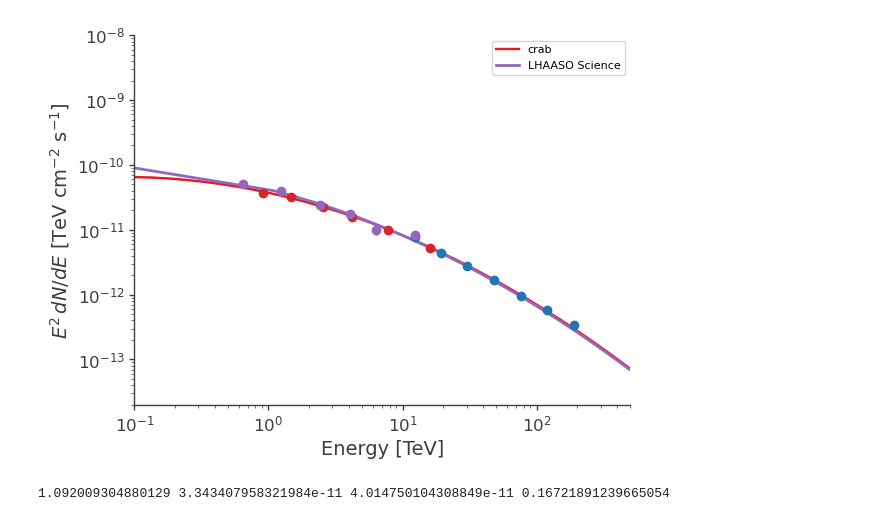
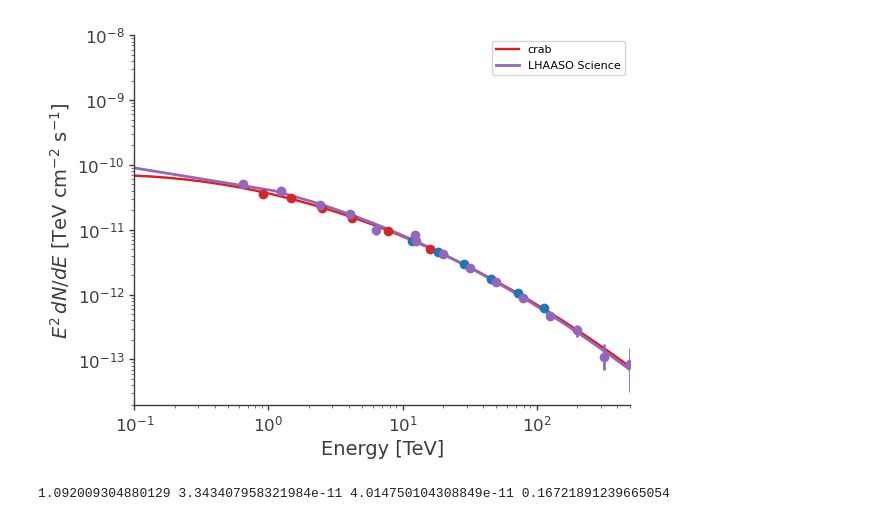
Before and after one commit to xiahouwenyu/3MLWCDA0.91, a Jupyter notebook: Standard/src/3MLnew_Crab_jfit.ipynb, the cells around one changed output. Cells and saved outputs as stored; diff of their text form; code cells hidden in the pictures.

```diff
--- a/Standard/src/3MLnew_Crab_jfit.ipynb
+++ b/Standard/src/3MLnew_Crab_jfit.ipynb
@@ -62,25 +63,33 @@ reload(my)
 #####   Data Initialize
 
 # maptree = "../../data/gcd_new.root"
+# maptree = "../../data/20210305_20230731_ihep_goodlist.root"
+maptree = "../../data/20210305-20230731_trans_fromhsc.root"
+response = "../../data/WCDA_DR_psf.root"
+# response = "../../data/DR_ihep_MK2.root"
+# response = "../../data/DR_ihep_MK2_newpsf.root"
 
 
-maptree = "../../data/20210305_20230731_ihep_goodlist.root"
-response = "../../data/WCDA_DR_psf.root"
+# maptree2 = "../../data/KM2A_all_final.root"
+# response2 = "../../data/KM2A_DR_all.root"
 
-
-maptree2 = "../../data/KM2A_all_final.root"
-response2 = "../../data/KM2A_DR_all.root"
-# response = "../../data/DR_ihep_MK2.root"
-# response = "../../data/DR_ihep_MK2_newpsf.root"
+maptree2 = "../../data/KM2A_1234full.root"
+# maptree2 = "../../data/KM2a_testnew.root"
+# response2 = "../../data/KM2A_1234full_xgm.root"
+response2 = "/data/home/cwy/Science/DR_KM2A2/KM2Atest_DR2.root"
+# response2 = "/data/home/cwy/Science/DR_KM2A/KM2A_DRfinalhadd.root"
+# response2 = "../../data/KM2AFull_DR.root"
+# response2 = "../../data/KM2A1234full_DR.root"
 
 region_name="Crab_jf"
 if not os.path.exists(f'../res/{region_name}/'):
     os.system(f'mkdir ../res/{region_name}/')
+
 ra_crab, dec_crab = 83.63,22.02
 ra1,dec1=ra_crab, dec_crab
 
-data_radius = 4.0
-model_radius = 6.0
+data_radius = 5.0
+model_radius = 8.0
 roi=HealpixConeROI(ra=ra1,dec=dec1,data_radius=data_radius,model_radius=model_radius)
 WCDA = HAL("WCDA", maptree, response, roi, flat_sky_pixels_size=0.17)
 KM2A = HAL("KM2A", maptree2, response2, roi, flat_sky_pixels_size=0.17)
@@ -137,7 +141,7 @@ crab = my.setsorce("crab",ra1,dec1, fitrange=1, alpha=-2.6,beta=0.1,
 # crab2 = my.setsorce("crab2",ra1,dec1, fitrange=0.5, indexb=(-10,-1), kb=(1e-14, 1e-8)
 #                 )
 
-ext1 = my.setsorce("ext1",85.5,23.5, fitrange=1.5, sigma=1, sb=(0,3),
+ext1 = my.setsorce("ext1",85.5,23.5, fitrange=1, sigma=1, sb=(0,3),
                 indexb=(-10,1), kb=(1e-15, 1e-8)
                 )
 
@@ -185,7 +189,7 @@ Linked functions (0):
 (none)
 # %%
 # Attempt the fitting; it will take approximately two minutes.
-result = my.jointfit(region_name, Modelname, [WCDA,KM2A], lm, [0,2], [5,8], mini="minuit")
+result = my.jointfit(region_name, Modelname, [WCDA,KM2A], lm, [0,2], [5,7], mini="ROOT")
 sources = my.get_sources(lm,result)
 result[1][0]
 # result[0].get_contours(J0248.Gaussian_on_sphere.lon0,39.88,44.88,30)
@@ -420,34 +423,49 @@ plot_spectra(
 
 my.Draw_sepctrum_points(region_name, Modelname, Flux_WCDA,"","tab:red")
 my.Draw_sepctrum_points(region_name, Modelname, Flux_WCD3,"","tab:blue")
 # my.Draw_sepctrum_points(region_name, Modelname, Flux_WCDA3,"Crab_data2","tab:blue")
 # my.Draw_sepctrum_points(region_name, Modelname, Flux_WCDA2,"","tab:blue")
 
 e_J0248=np.linspace(x_Min,x_Max,500)
 crab_data = np.array([[0.645589, 4.99911e-11, 5.2533e-12],
 [1.23979, 3.89817e-11, 2.24529e-12],
 [2.42276, 2.40127e-11, 1.76418e-12],
 [4.06902, 1.73829e-11, 1.68635e-12],
 [6.35322, 9.85614e-12, 1.47362e-12],
 [12.3595, 8.32206e-12, 8.84423e-13]])
+
+crab_data_km2a = np.array([
+[12.59, 6.78e-12,  2.90e-13,  2.90e-13],
+[19.95, 4.21e-12,  1.76e-13,  1.76e-13],
+[31.62, 2.55e-12,  1.16e-13,  1.16e-13],
+[50.12, 1.59e-12,  1.00e-13,  1.00e-13],
+[79.43, 8.94e-13,  7.54e-14,  7.54e-14],
+[125.89, 4.67e-13,  6.46e-14,  6.46e-14],
+[199.53, 2.84e-13,  6.04e-14,  6.04e-14],
+[316.23, 1.10e-13,  4.12e-14,  6.22e-14],
+[501.19, 8.55e-14,  5.42e-14,  6.67e-14],
+[794.33, 4.33e-14,  2.74e-14,  7.65e-14],
+[1258.93,  6.83e-14 , 4.30e-14 , 1.20e-13],
+[1995.26,  -2.12e-16,  0.00e+00,  1.73e-13]])
 flux_J0248_sci=e_J0248**2*8.2e-14*pow(e_J0248/10,-2.9-0.19*np.log10(e_J0248/10))
 plt.errorbar(crab_data[:,0], crab_data[:,1], crab_data[:,2],fmt="o", c = "tab:purple") #,label='Crab Science'
+plt.errorbar(crab_data_km2a[:,0], crab_data_km2a[:,1], [crab_data_km2a[:,2], crab_data_km2a[:,3]],fmt="o", c = "tab:purple")
 plt.plot(e_J0248,flux_J0248_sci,label='LHAASO Science', c = "tab:purple")
 
 # LHAASO_sensitivity = np.genfromtxt("./LHAASO_sensitivity.csv",delimiter=',')
 # plt.plot(LHAASO_sensitivity[:,0],LHAASO_sensitivity[:,1]*1e-11,label="LHAASO 1yr", c="black")
 
 ax.set_xlim(x_Min,x_Max)
 ax.set_ylim(y_Min,y_Max)
 ax.set_xscale('log')
 ax.set_yscale('log')
 ax.set_ylabel(r"$E^2\,dN/dE$ [TeV cm$^{-2}$ s$^{-1}$]")
 ax.set_xlabel("Energy [TeV]")
 plt.legend()
 plt.savefig(f'../res/{region_name}/{Modelname}/Spectrum.png', dpi=300)
 plt.savefig(f'../res/{region_name}/{Modelname}/Spectrum.pdf')
 # %% [output]
-[figure, old version]
+[figure, new version]
 # %%
 f1 = Flux_WCDA[0][3]*1e9*Flux_WCDA[0][0]**2
 e1 = Flux_WCDA[0][0]
```
Also changed, not shown: parts of 13 cells of this notebook, 41 other files.
